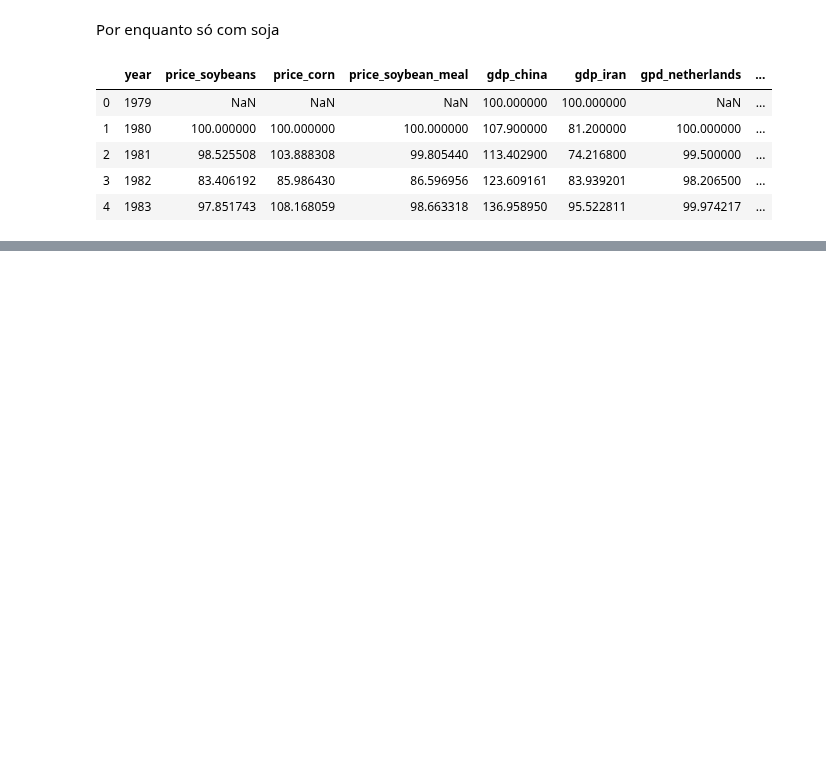
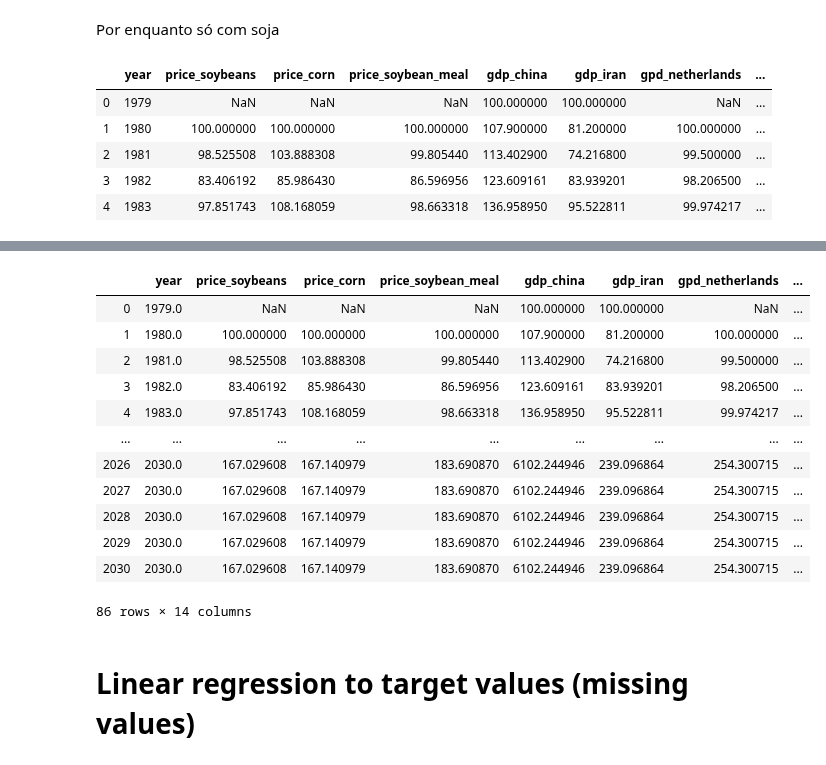
Before and after one commit to moscamortal/4inteligence, a Jupyter notebook: cases.ipynb, the cells around one changed output, grey strips where cells are left out. Drawn from its saved outputs; the diff is of its cells as text; code cells hidden in the pictures; blank space fills up the shorter version.

```diff
--- a/cases.ipynb
+++ b/cases.ipynb
@@ -471,0 +390,16 @@ total_exportation[total_exportation.index == 2000].index[0]
+# %%
+pd.concat([historical_serie, predict_future],axis=1).fillna(method='ffill')
+# %% [output]
+|  | year | price_soybeans | price_corn | price_soybean_meal | gdp_china | gdp_iran | gpd_netherlands | ... |
+| 0 | 1979.0 | NaN | NaN | NaN | 100.000000 | 100.000000 | NaN | ... |
+| 1 | 1980.0 | 100.000000 | 100.000000 | 100.000000 | 107.900000 | 81.200000 | 100.000000 | ... |
+| 2 | 1981.0 | 98.525508 | 103.888308 | 99.805440 | 113.402900 | 74.216800 | 99.500000 | ... |
+| 3 | 1982.0 | 83.406192 | 85.986430 | 86.596956 | 123.609161 | 83.939201 | 98.206500 | ... |
+| 4 | 1983.0 | 97.851743 | 108.168059 | 98.663318 | 136.958950 | 95.522811 | 99.974217 | ... |
+| ... | ... | ... | ... | ... | ... | ... | ... | ... |
+| 2026 | 2030.0 | 167.029608 | 167.140979 | 183.690870 | 6102.244946 | 239.096864 | 254.300715 | ... |
+| 2027 | 2030.0 | 167.029608 | 167.140979 | 183.690870 | 6102.244946 | 239.096864 | 254.300715 | ... |
+| 2028 | 2030.0 | 167.029608 | 167.140979 | 183.690870 | 6102.244946 | 239.096864 | 254.300715 | ... |
+| 2029 | 2030.0 | 167.029608 | 167.140979 | 183.690870 | 6102.244946 | 239.096864 | 254.300715 | ... |
+| 2030 | 2030.0 | 167.029608 | 167.140979 | 183.690870 | 6102.244946 | 239.096864 | 254.300715 | ... |
+86 rows × 14 columns
@@ -471,0 +411,2 @@ total_exportation[total_exportation.index == 2000].index[0]
+# %% [markdown]
+# Linear regression to target values (missing values)
```
Also changed, not shown: parts of 76 cells of this notebook.
